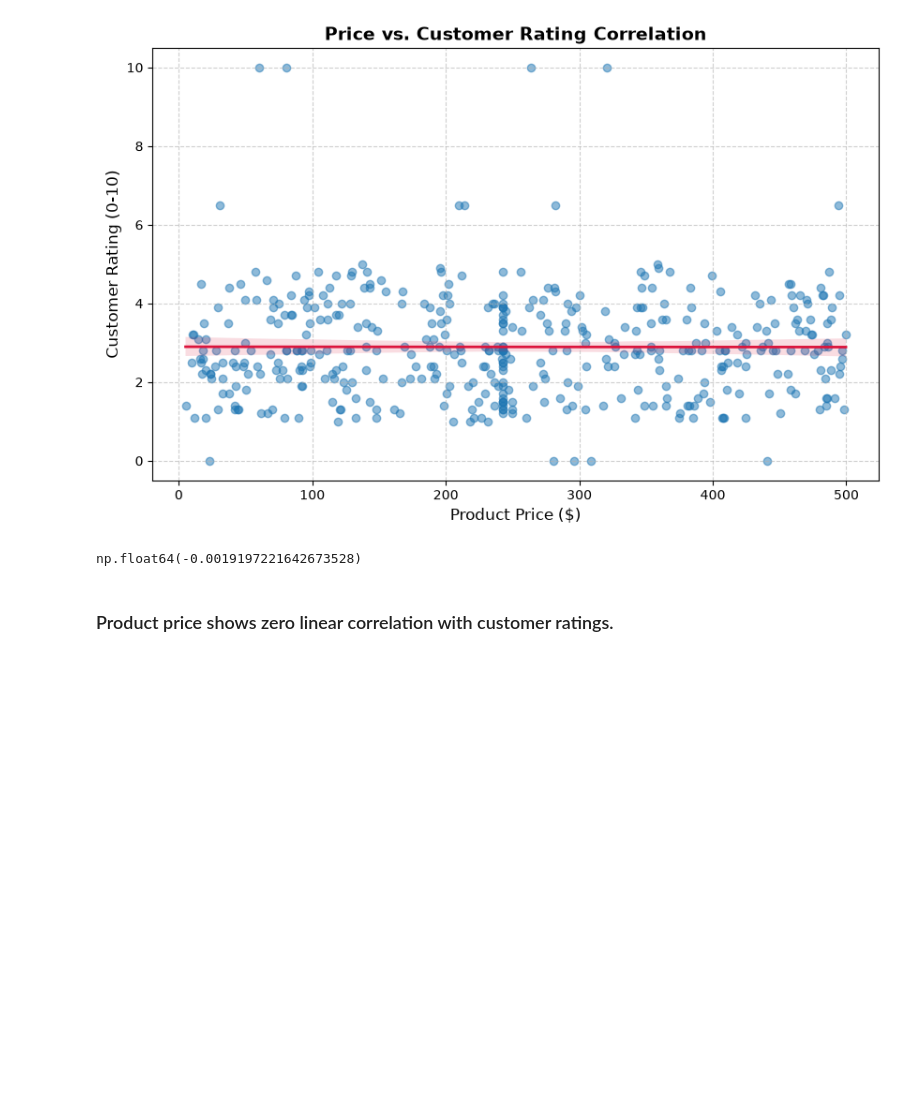
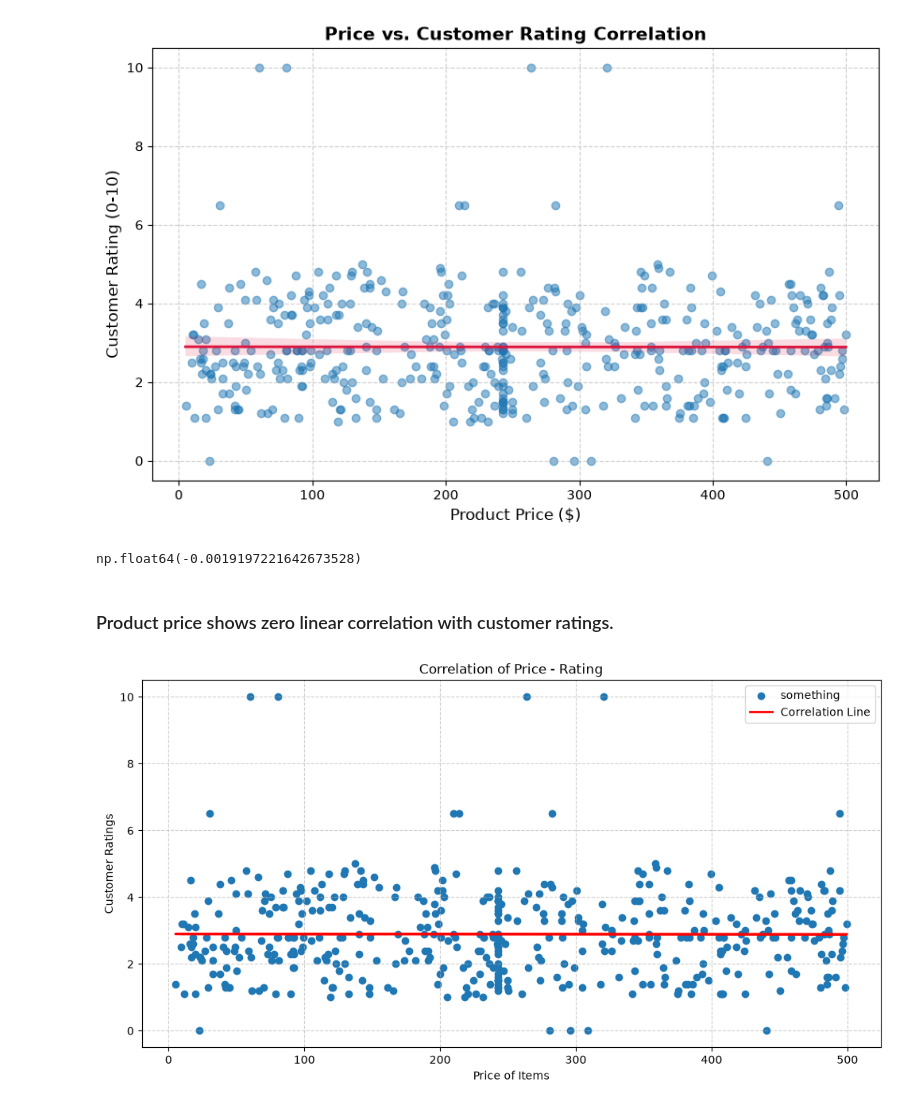
Before and after one commit to Ibrahim-katama/ecommerce-sales-eda, a Jupyter notebook: sales-analysis.ipynb, the cells around one changed output. Saved outputs shown, nothing was run; the diff lists cells and outputs as text; code cells hidden in the pictures; blank space fills up the shorter version.

```diff
--- a/sales-analysis.ipynb
+++ b/sales-analysis.ipynb
@@ -237,3 +238,21 @@ df["price"].corr(df["customer_rating"])
 np.float64(-0.0019197221642673528)
 # %% [markdown]
 ### Product price shows zero linear correlation with customer ratings.
+# %%
+plt.figure(figsize =(12,6))
+
+plt.scatter( df["price"], df["customer_rating"],
+                          label = "something" )
+
+m, b = np.polyfit(df["price"], df["customer_rating"], 1)
+plt.plot(df["price"], m*df["price"] + b, color='red', linestyle='-', linewidth=2, label='Correlation Line')
+
+plt.title('Correlation of Price - Rating')
+plt.xlabel ("Price of Items", color ="black")
+plt.ylabel ("Customer Ratings", color = "black")
+plt.legend()
+plt.grid(True, linestyle="--", alpha=0.6)
+plt.savefig("reports/price_vs_scatterplot(without seaborn).png", dpi=300, bbox_inches="tight")
+plt.show()
+# %% [output]
+[figure, added]
```
Also changed, not shown: parts of 2 cells of this notebook, 6 other files.
